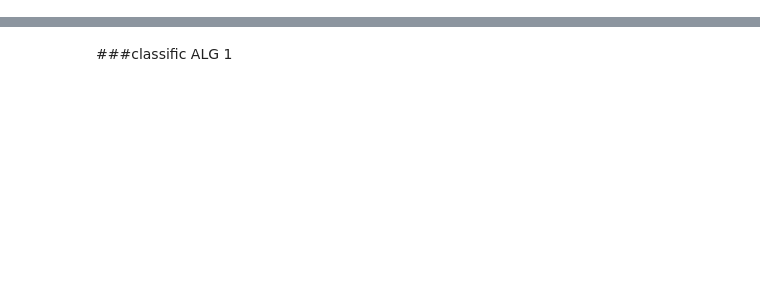
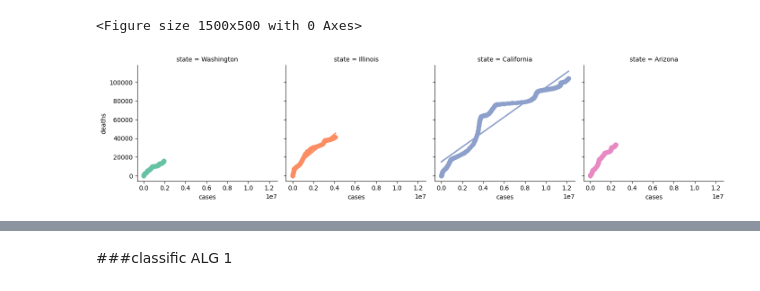
Before and after one commit to pcat125/categorical-date-issues, a Jupyter notebook: DS_ML.ipynb, the cells around one changed output, grey strips where cells are left out. Saved outputs shown, nothing was run; the diff lists cells and outputs as text; code cells hidden in the pictures; blank space fills up the shorter version.

```diff
--- a/DS_ML.ipynb
+++ b/DS_ML.ipynb
@@ -4,0 +121,20 @@ Ingest
+# %%
+# prompt: Using dataframe df_covid_deaths: seaborn scatterplot monthly 4 years
+
+import seaborn as sns
+import matplotlib.pyplot as plt
+import pandas as pd
+
+# Convert the 'date' column to datetime
+df_covid_deaths['date'] = pd.to_datetime(df_covid_deaths['date'])
+
+# Extract month and year from the date column
+df_covid_deaths['month'] = df_covid_deaths['date'].dt.month
+df_covid_deaths['year'] = df_covid_deaths['date'].dt.year
+
+# Filter for the last 4 years
+df_covid_deaths_recent = df_covid_deaths[df_covid_deaths['year'].isin([2020, 2021, 2022, 2023])]
+
+# Create the scatterplot
+sns.scatterplot(x='month', y='deaths', hue='year', data=df_covid_deaths_recent)
+plt.show()
@@ -4,0 +215,3 @@ Ingest
+# %%
+top_ten_states = df_covid_deaths['state'].head(10).tolist()
+top_ten_states
@@ -4,0 +229,3 @@ Ingest
+# %%
+top_state_df = df_covid_deaths[df_covid_deaths['state'].isin(top_ten_states)]
+top_state_df.head()
@@ -4,0 +322,9 @@ Ingest
+# %%
+import matplotlib.pyplot as plt
+plt.figure(figsize=(15, 5))
+import seaborn as sns
+sns.lmplot(x='cases', y='deaths', height= 3.5 , col = 'state', col_wrap=5, hue ='state', palette='Set2', data=top_state_df)
+plt.show()
+# %% [output]
+<Figure size 1500x500 with 0 Axes>
+[figure, added]
```
Also changed, not shown: parts of 25 cells of this notebook.
